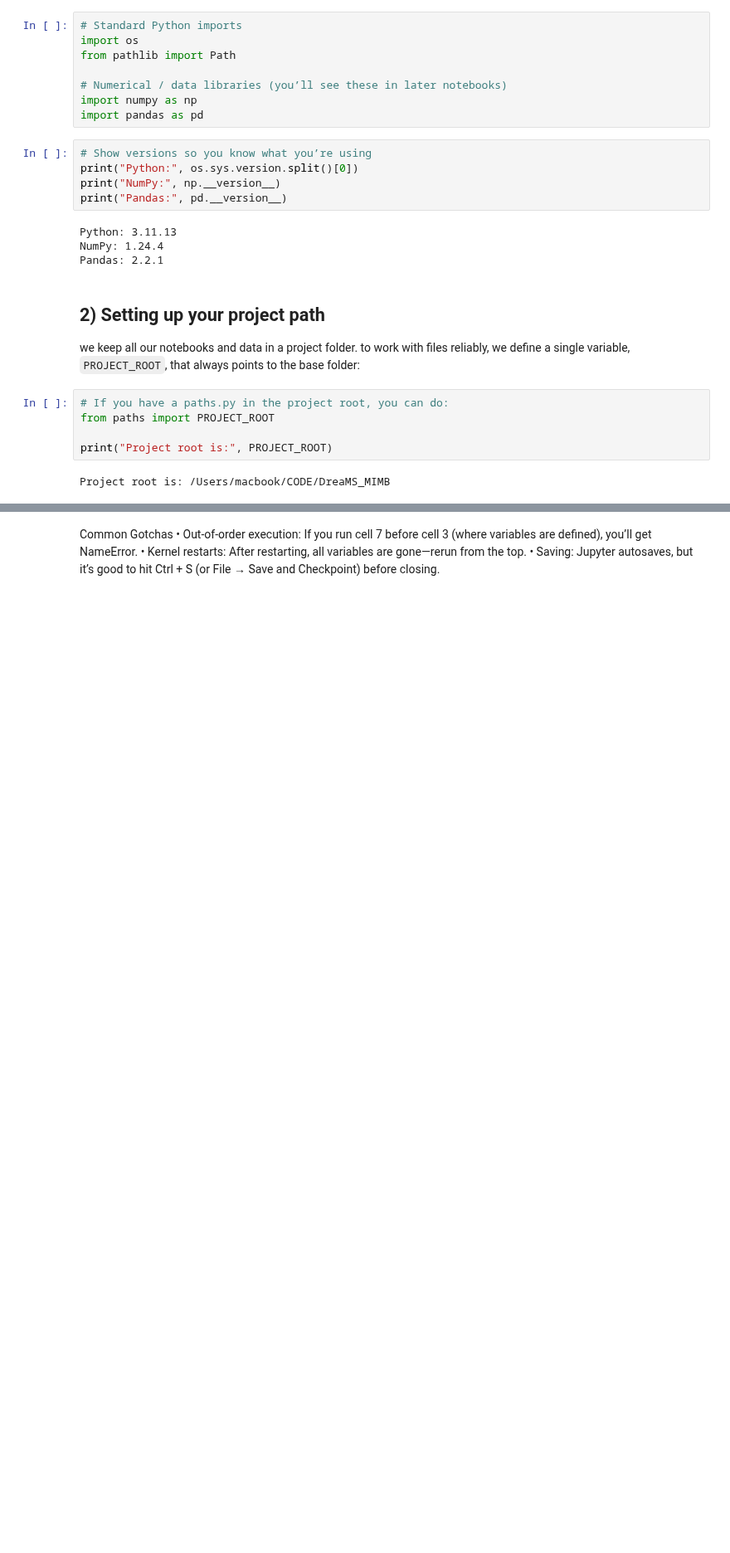
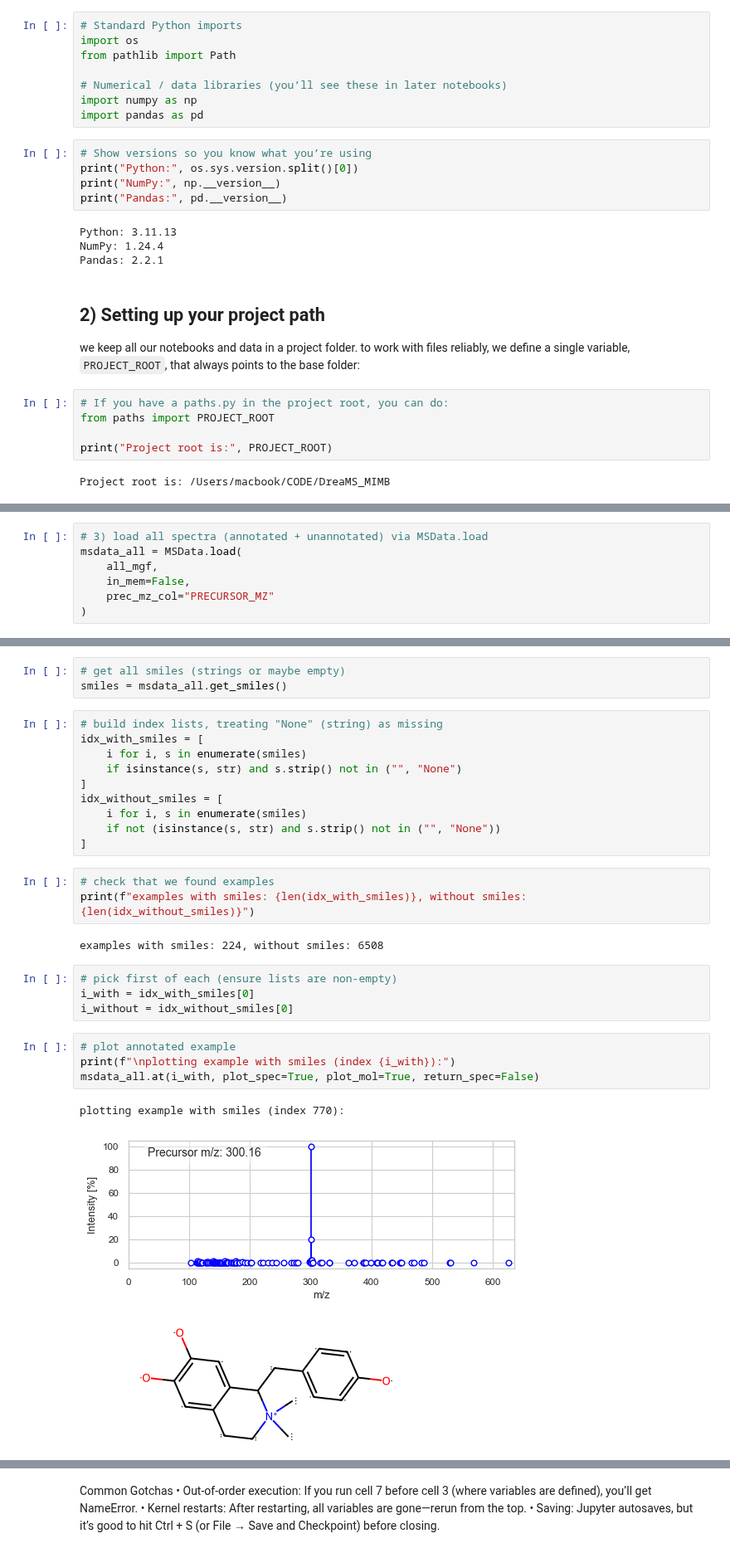
Before and after one commit to pluskal-lab/DreaMS_MIMB, a Jupyter notebook: notebooks/0_notebook_tutorial.ipynb, the cells around one changed output, grey strips where cells are left out. Shown at 83% size. Drawn from its saved outputs; the diff is of its cells as text; blank space fills up the shorter version.

```diff
--- a/notebooks/0_notebook_tutorial.ipynb
+++ b/notebooks/0_notebook_tutorial.ipynb
@@ -130,0 +178,7 @@ MSData loaded: {'spectra_count': 1234}
+# %%
+# 3) load all spectra (annotated + unannotated) via MSData.load
+msdata_all = MSData.load(
+    all_mgf,
+    in_mem=False,
+    prec_mz_col="PRECURSOR_MZ"
+)
@@ -130,0 +191,30 @@ MSData loaded: {'spectra_count': 1234}
+# %%
+# get all smiles (strings or maybe empty)
+smiles = msdata_all.get_smiles()
+# %%
+# build index lists, treating "None" (string) as missing
+idx_with_smiles = [
+    i for i, s in enumerate(smiles)
+    if isinstance(s, str) and s.strip() not in ("", "None")
+]
+idx_without_smiles = [
+    i for i, s in enumerate(smiles)
+    if not (isinstance(s, str) and s.strip() not in ("", "None"))
+]
+# %%
+# check that we found examples
+print(f"examples with smiles: {len(idx_with_smiles)}, without smiles: {len(idx_without_smiles)}")
+# %% [output]
+examples with smiles: 224, without smiles: 6508
+# %%
+# pick first of each (ensure lists are non-empty)
+i_with = idx_with_smiles[0]
+i_without = idx_without_smiles[0]
+# %%
+# plot annotated example
+print(f"\nplotting example with smiles (index {i_with}):")
+msdata_all.at(i_with, plot_spec=True, plot_mol=True, return_spec=False)
+# %% [output]
+plotting example with smiles (index 770):
+[figure, added]
+[figure, added]
```
Also changed, not shown: parts of 18 cells of this notebook, 2 other files.
